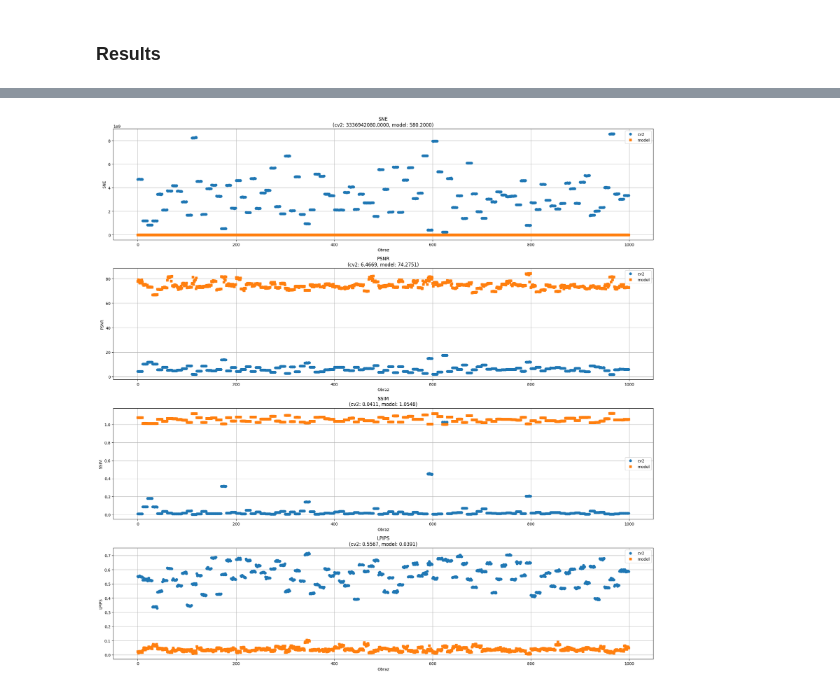
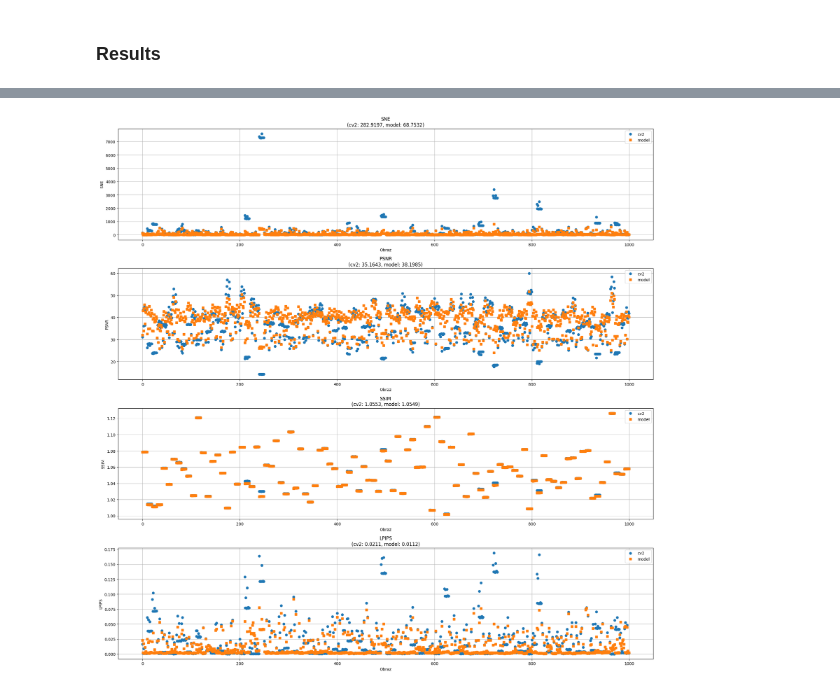
Before and after one commit to twezowic/SIGK, a Jupyter notebook: inpainting.ipynb, the cells around one changed output, grey strips where cells are left out. Cells and saved outputs as stored; diff of their text form; code cells hidden in the pictures.

Commit message:
Fix metrics and finalize inpainting.

```diff
--- a/inpainting.ipynb
+++ b/inpainting.ipynb
@@ -13,7 +22,7 @@ from utils.utils import fix_colors
 # OpenCV inpainting
 # %%
 def classic_inpaint(img, mask, radius=3):
-    return cv2.inpaint(img, mask, inpaintRadius=radius, flags=cv2.INPAINT_TELEA)
+    return cv2.inpaint(img, mask, inpaintRadius=radius, flags=cv2.INPAINT_TELEA) / 255
 # %% [markdown]
 # Neural Network inpainting
 # %% [markdown]
@@ -185,21 +179,21 @@ axes[3].set_title("Model")
 # %%
 ground_truth_list = []
 cv2_list = []
 model_list = []
 
 model.eval()
 
 for x, y in valid_dataset:
     ground_truth_list.append(y.permute(1, 2, 0).detach().numpy())
 
     input = x.permute(1, 2, 0).detach().numpy()
 
     black_mask = (np.all(input < 0.05, axis=2)).astype(np.uint8) * 255
 
     cv2_list.append(classic_inpaint((input * 255).astype(np.uint8), black_mask))
 
-    model_list.append(model(x.to(device)).permute(1, 2, 0).detach().cpu().numpy())
+    model_list.append(replace_black_squares(input, model(x.to(device)).permute(1, 2, 0).detach().cpu().numpy()))
 
 plot_metrics(ground_truth_list, cv2_list, model_list)
 # %% [output]
-[figure, old version]
+[figure, new version]
```
Also changed, not shown: parts of 4 cells of this notebook, 4 other files.
